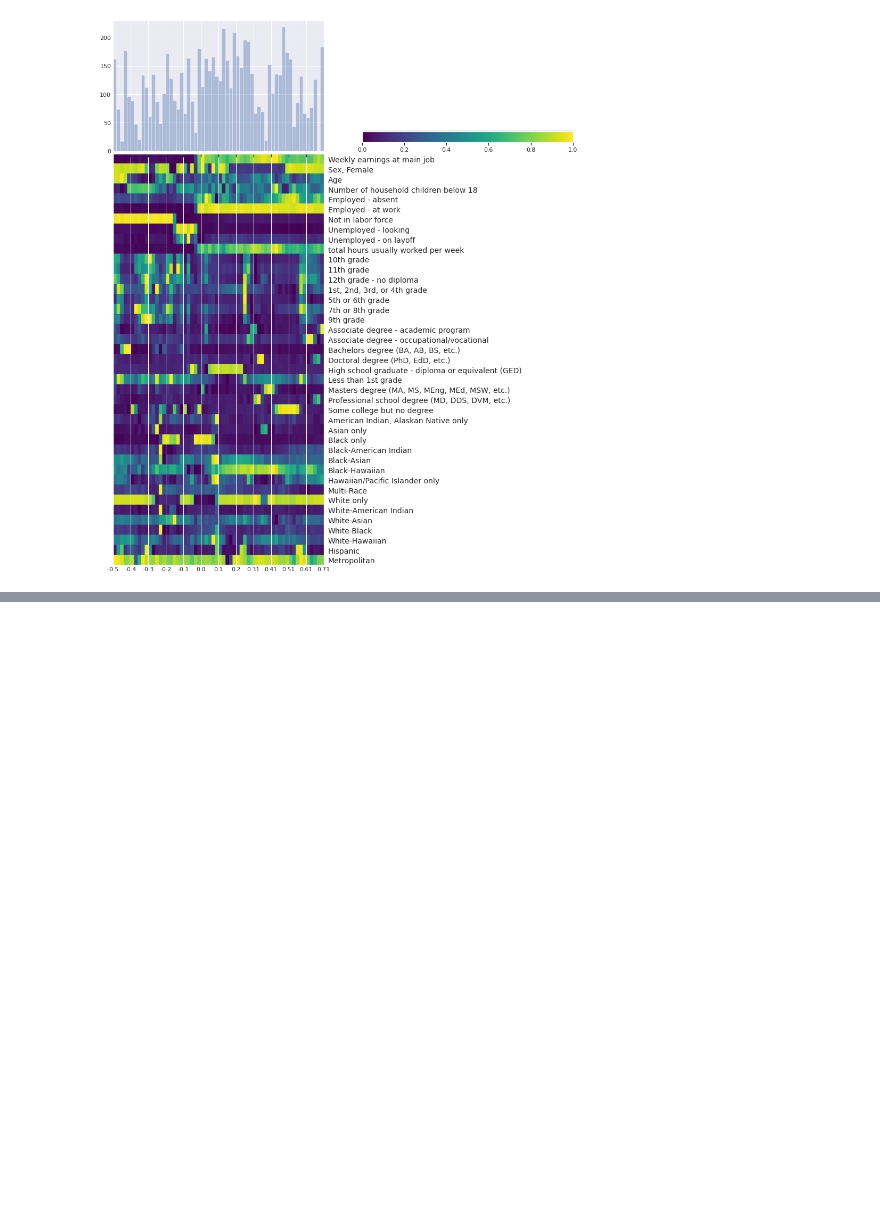
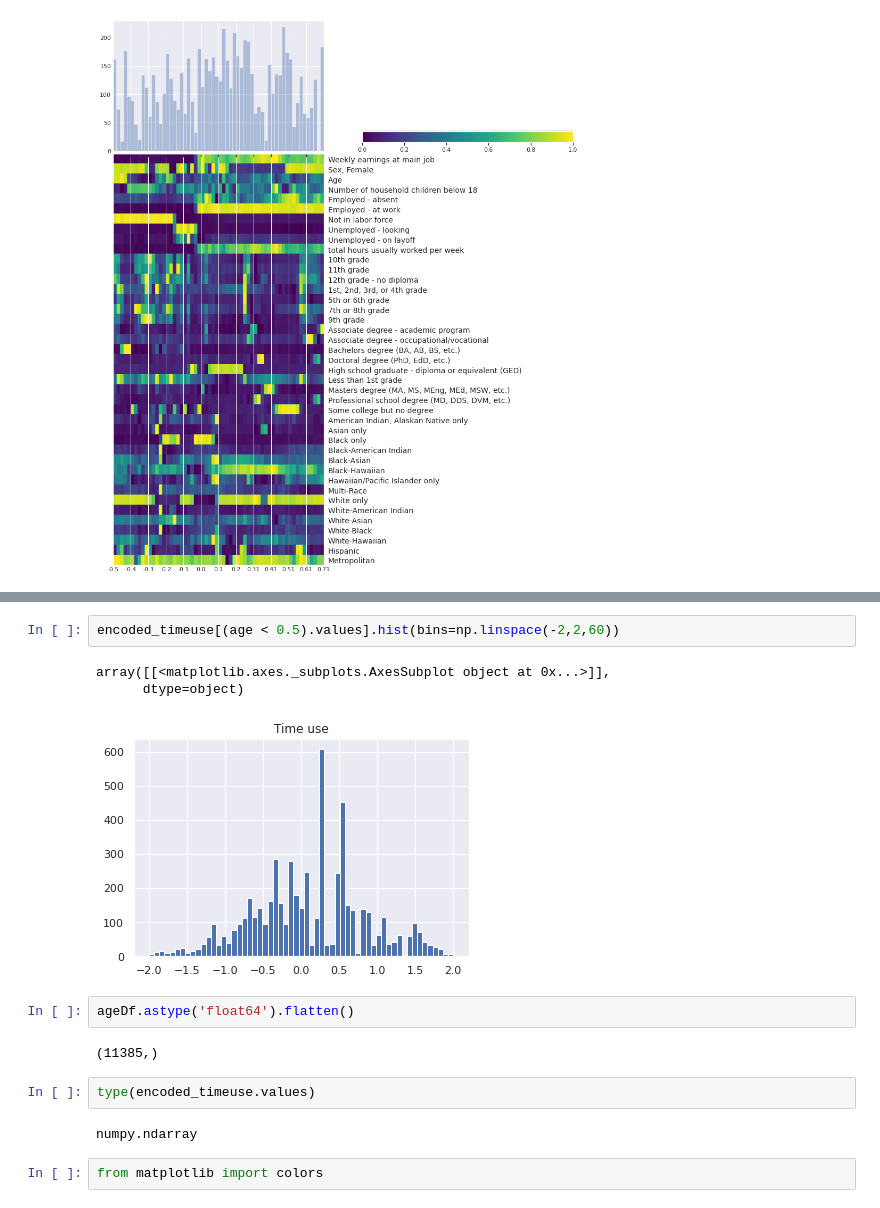
Before and after one commit to yaniv256/VAEs-in-Economics, a Jupyter notebook: Notebooks/Demographic_Data_ATUS_2013.ipynb, the cells around one changed output, grey strips where cells are left out. Drawn from its saved outputs; the diff is of its cells as text; blank space fills up the shorter version.

```diff
--- a/Notebooks/Demographic_Data_ATUS_2013.ipynb
+++ b/Notebooks/Demographic_Data_ATUS_2013.ipynb
@@ -570,0 +616,16 @@ vnn.plot_types(encoder=vae.encoder,decoder=vae.decoder,data=qt,
+# %%
+encoded_timeuse[(age < 0.5).values].hist(bins=np.linspace(-2,2,60))
+# %% [output]
+array([[<matplotlib.axes._subplots.AxesSubplot object at 0x...>]],
+      dtype=object)
+[figure, added]
+# %%
+ageDf.astype('float64').flatten()
+# %% [output]
+(11385,)
+# %%
+type(encoded_timeuse.values)
+# %% [output]
+numpy.ndarray
+# %%
+from matplotlib import colors
```
Also changed, not shown: parts of 6 cells of this notebook.
